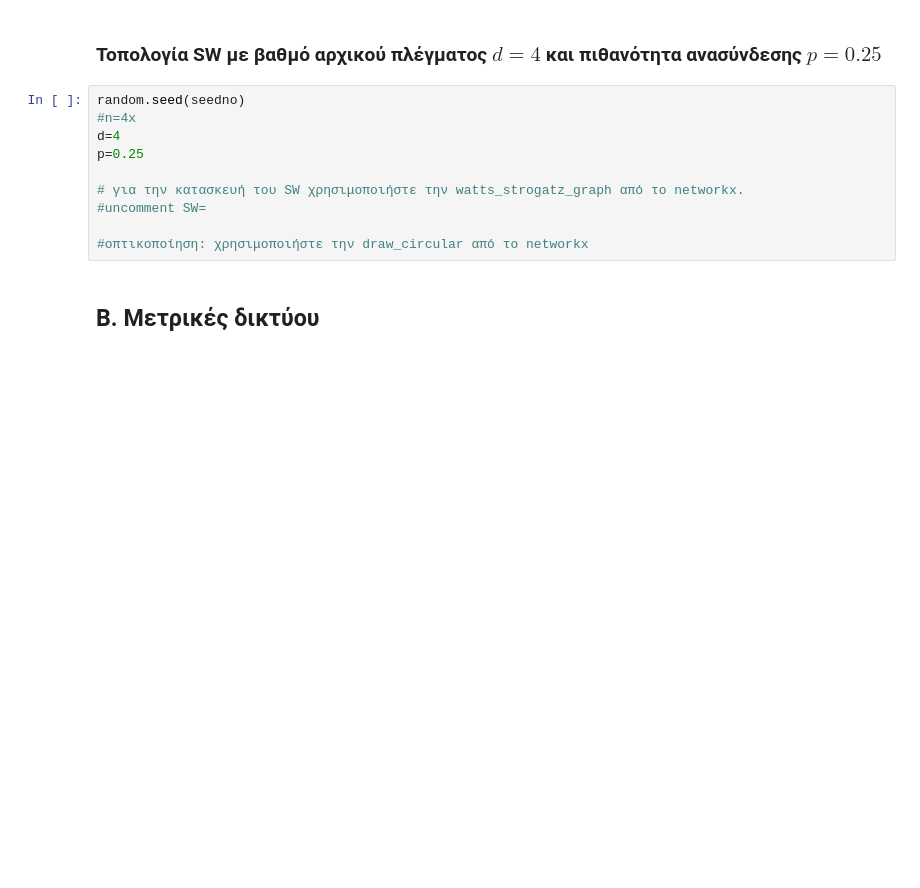
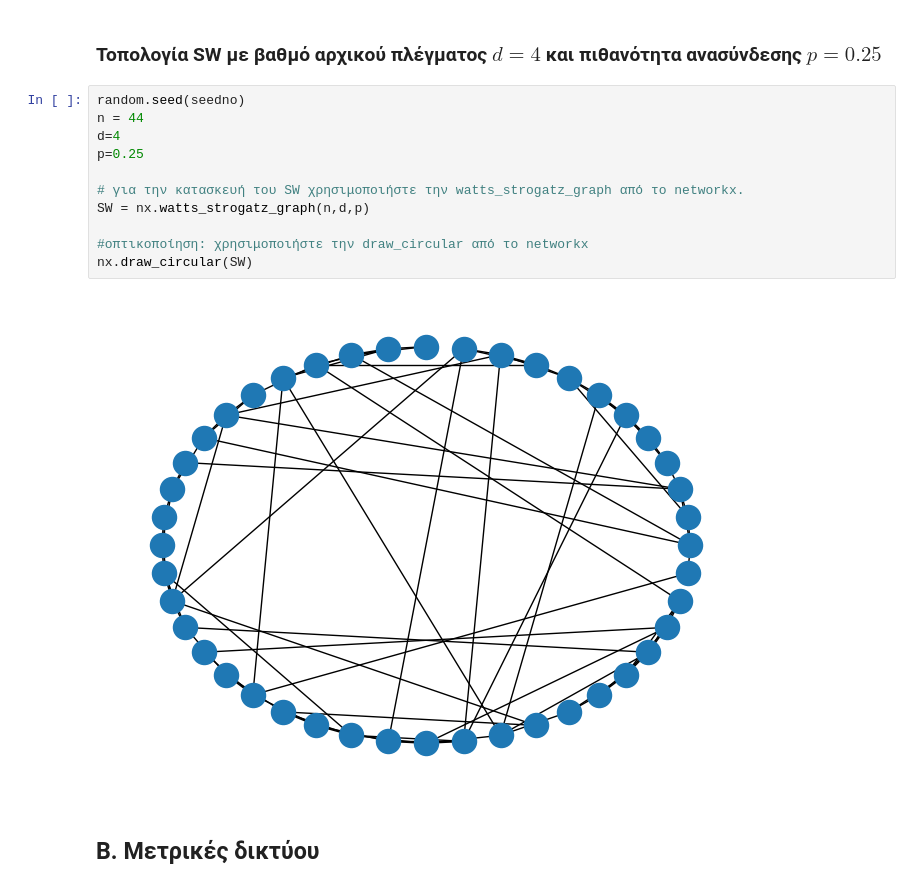
Before and after one commit to NicoleMp2/SocialNetworksAnalysis, a Jupyter notebook: lab1_student_version.ipynb, the cells around one changed output. Cells and saved outputs as stored; diff of their text form; blank space fills up the shorter version.

```diff
--- a/lab1_student_version.ipynb
+++ b/lab1_student_version.ipynb
@@ -153,14 +175,17 @@ d=4
 ### Τοπολογία SW με βαθμό αρχικού πλέγματος $d=4$ και πιθανότητα ανασύνδεσης $p=0.25$
 # %%
 random.seed(seedno)
-#n=4x
+n = 44
 d=4
 p=0.25
 
 # για την κατασκευή του SW χρησιμοποιήστε την watts_strogatz_graph από το networkx.
-#uncomment SW=
+SW = nx.watts_strogatz_graph(n,d,p)
 
 #οπτικοποίηση: χρησιμοποιήστε την draw_circular από το networkx
+nx.draw_circular(SW)
+# %% [output]
+[figure, added]
 # %% [markdown]
 ## B. Μετρικές δικτύου
 # %% [markdown]
```
Also changed, not shown: parts of 8 cells of this notebook.
